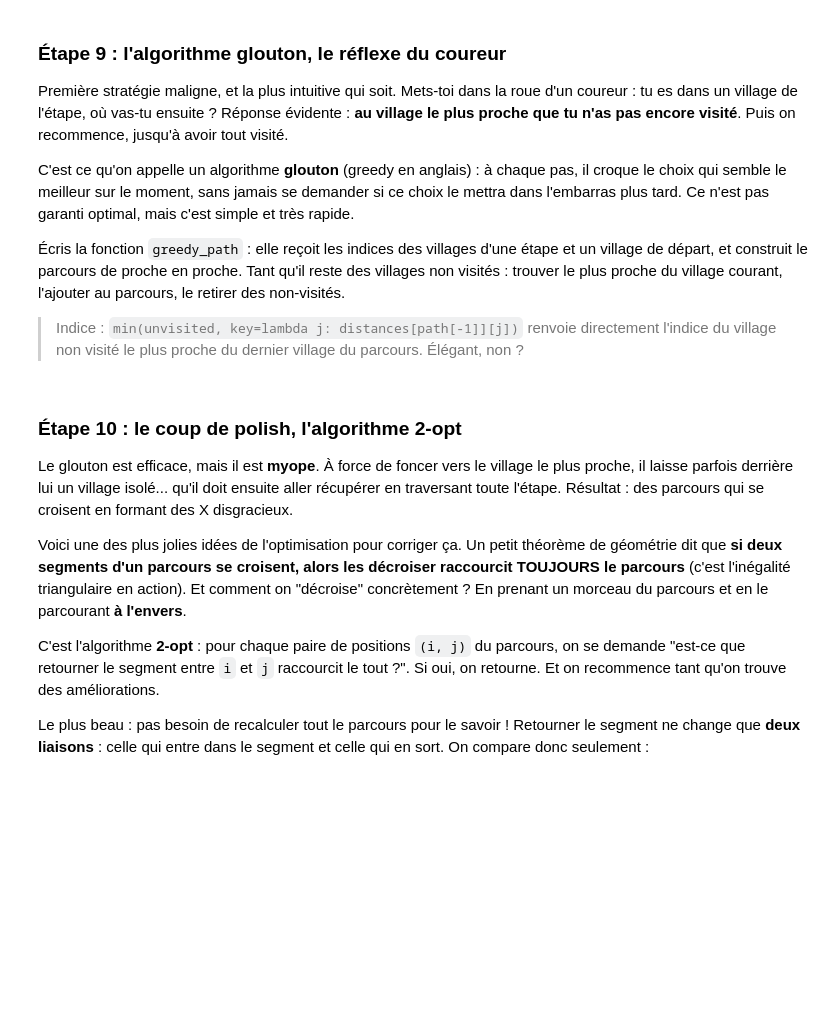
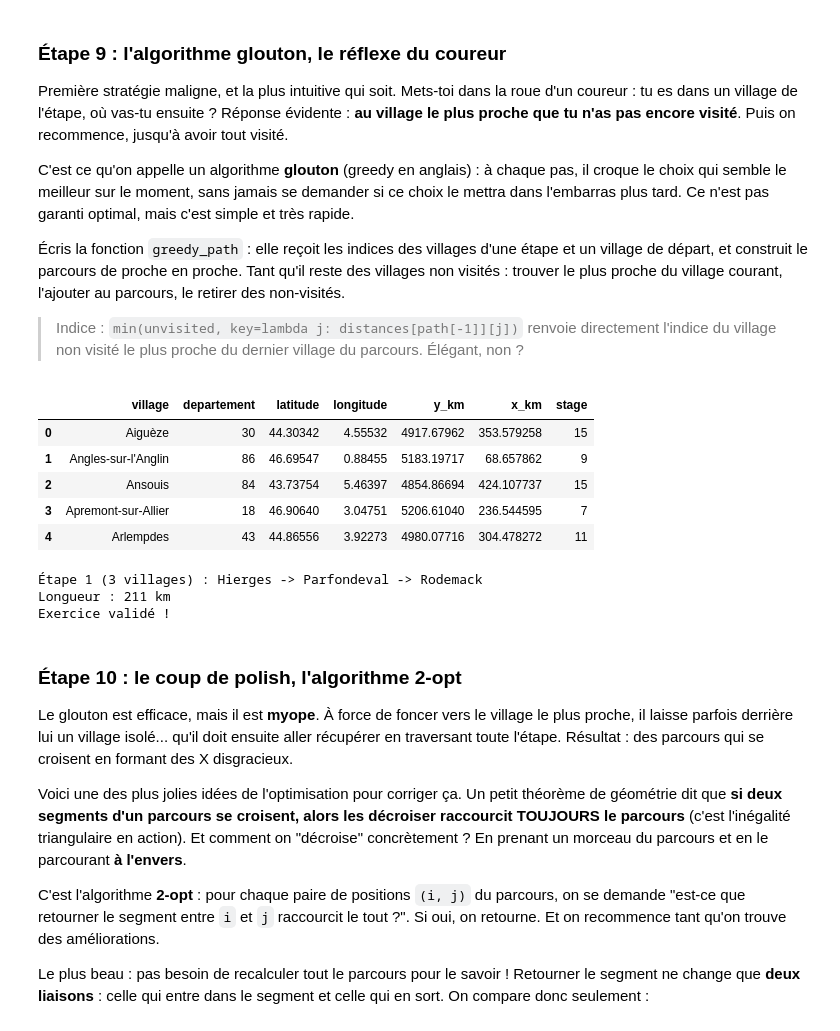
Before and after one commit to JDVegas/AI-Practical_ML-PRO, a Jupyter notebook: Cahier-Vacances-2026-main/Projet_03/projet_03.ipynb, the cells around one changed output. Cells and saved outputs as stored; diff of their text form; code cells hidden in the pictures; blank space fills up the shorter version.

```diff
--- a/Cahier-Vacances-2026-main/Projet_03/projet_03.ipynb
+++ b/Cahier-Vacances-2026-main/Projet_03/projet_03.ipynb
@@ -471,6 +519,15 @@ C'est ce qu'on appelle un algorithme **glouton** (greedy en anglais) : à chaque
 Écris la fonction `greedy_path` : elle reçoit les indices des villages d'une étape et un village de départ, et construit le parcours de proche en proche. Tant qu'il reste des villages non visités : trouver le plus proche du village courant, l'ajouter au parcours, le retirer des non-visités.
 
 > Indice : `min(unvisited, key=lambda j: distances[path[-1]][j])` renvoie directement l'indice du village non visité le plus proche du dernier village du parcours. Élégant, non ?
+# %%
+villages.head()
+# %% [output]
+|  | village | departement | latitude | longitude | y_km | x_km | stage |
+| 0 | Aiguèze | 30 | 44.30342 | 4.55532 | 4917.67962 | 353.579258 | 15 |
+| 1 | Angles-sur-l'Anglin | 86 | 46.69547 | 0.88455 | 5183.19717 | 68.657862 | 9 |
+| 2 | Ansouis | 84 | 43.73754 | 5.46397 | 4854.86694 | 424.107737 | 15 |
+| 3 | Apremont-sur-Allier | 18 | 46.90640 | 3.04751 | 5206.61040 | 236.544595 | 7 |
+| 4 | Arlempdes | 43 | 44.86556 | 3.92273 | 4980.07716 | 304.478272 | 11 |
 # %%
 def greedy_path(indices, start):
     """Build an open path through the given villages with the nearest-neighbor heuristic.
@@ -484,13 +541,28 @@ def greedy_path(indices, start):
     """
 
     ### START CODE HERE ###
+    # Instantiate the unvisited variable
+    unvisited = indices[1:]
+
+    # Initialize the greedy_path list with the first city of the stage
+    path = [start]
+
+    # While their remains village unvisited within the list, then continue the iterative processus
+    while len(unvisited) > 0 :
+
+        # Extract the closest village, from the unvisited villages list, as next step to the stage list
+        path.append(min(unvisited, key=lambda j: distances[path[-1]][j]))
+
+        # Remove this village from the villages unvisited list
+        unvisited.remove(path[-1])
 
     ### END CODE HERE ###
 
     return path
 
-
+# Extracte the indices of the cities that compose first stage
 stage_1_indices = list(villages.index[villages["stage"] == 1])
+# Generate the greey_path of the stage village
 path_1 = greedy_path(stage_1_indices, stage_1_indices[0])
 
 print(f"Étape 1 ({len(stage_1_indices)} villages) : " + " -> ".join(villages["village"].iloc[i] for i in path_1))
@@ -500,6 +572,10 @@ assert path_1[0] == stage_1_indices[0], "Le parcours doit commencer par le villa
 assert set(path_1) == set(stage_1_indices), "Le parcours doit visiter chaque village de l'étape exactement une fois"
 assert len(path_1) == len(stage_1_indices), "Chaque village ne doit apparaître qu'une seule fois"
 print("Exercice validé !")
+# %% [output]
+Étape 1 (3 villages) : Hierges -> Parfondeval -> Rodemack
+Longueur : 211 km
+Exercice validé !
 # %% [markdown]
 ### Étape 10 : le coup de polish, l'algorithme 2-opt
 
```
Also changed, not shown: parts of 13 cells of this notebook.
